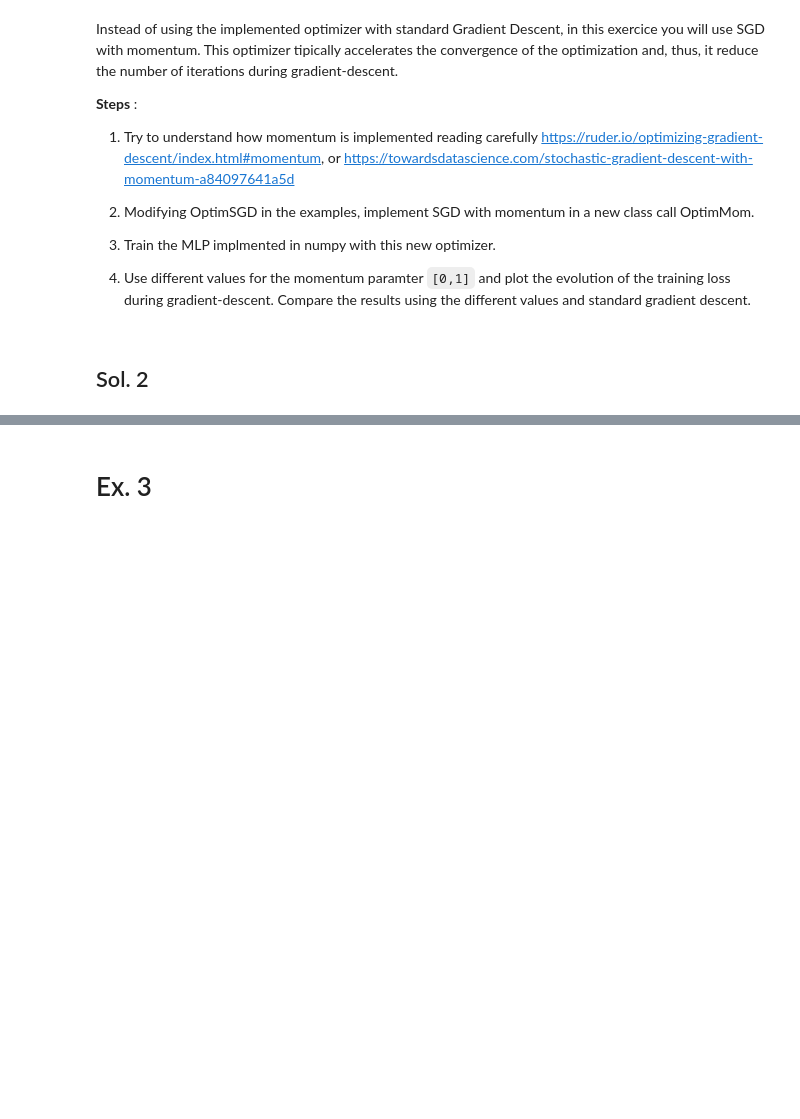
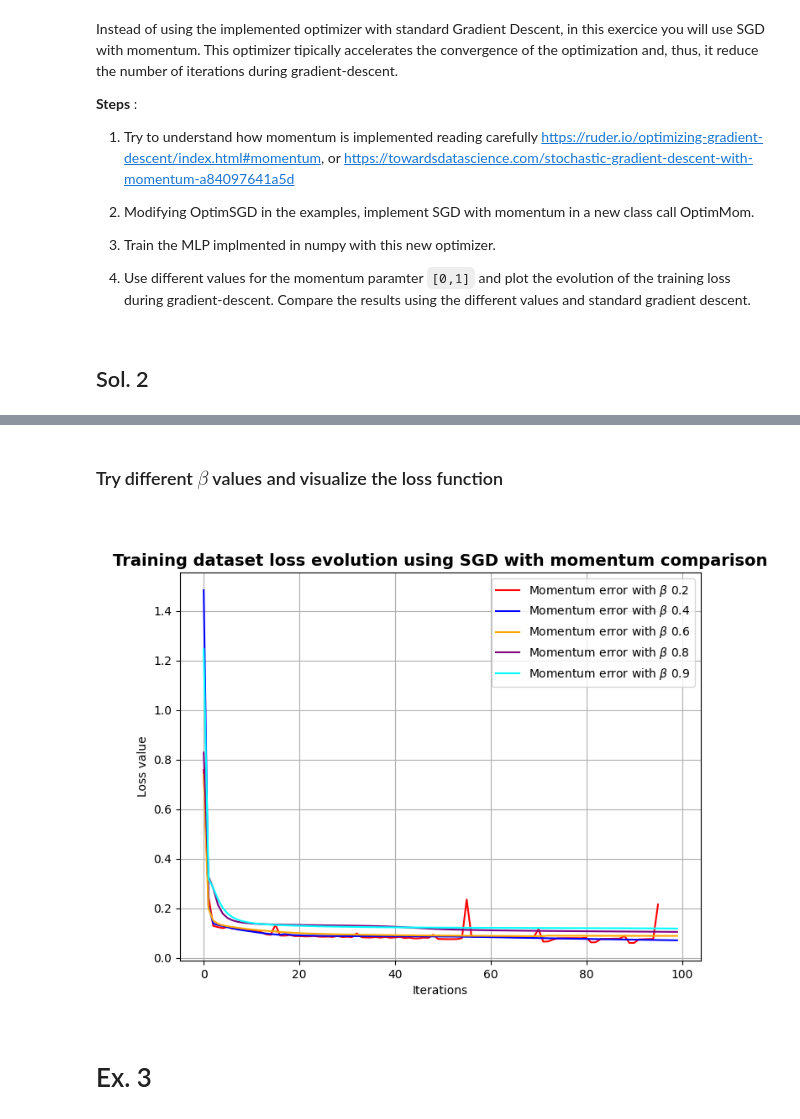
Before and after one commit to Alejandro-FA/UPF-Deep_Learning, a Jupyter notebook: P1/P1-Questions.ipynb, the cells around one changed output, grey strips where cells are left out. Cells and saved outputs as stored; diff of their text form; code cells hidden in the pictures; blank space fills up the shorter version.

```diff
--- a/P1/P1-Questions.ipynb
+++ b/P1/P1-Questions.ipynb
@@ -230,3 +331,38 @@ This optimizer tipically accelerates the convergence of the optimization and, th
+# %% [markdown]
+### Try different $\beta$ values and visualize the loss function
+# %%
+# %matplotlib widget
+
+## We can do it this way since we are using a fixed random seed
+
+fig7 = plt.figure(figsize=(8, 6))
+betas = [0.2, 0.4, 0.6, 0.8, 0.9]
+colors = ["red", "blue", "orange", "purple", "cyan"]
+assert len(betas) == len(colors)
+losses = {}
+#Train network with the data:
+np.random.seed(seed_value)
+for b in betas:
+    NN_momentum = MLP(hiddenNode=20)
+    temp_loss = train_woptimizer(NN_momentum, X_train_norm, C_train, epoch=10000, optim=OptimMom(learning_rate=0.1, beta=b))
+    losses[b] = temp_loss
+
+i = 0
+for beta in losses:
+    col = (np.random.random(), np.random.random(), np.random.random())
+    plt.plot(losses[beta], color=colors[i], label=f"Momentum error with $\\beta$ {beta}")
+    i += 1
+
+
+
+plt.title("Training dataset loss evolution using SGD with momentum comparison", fontsize=14, fontweight="bold")
+plt.xlabel("Iterations")
+plt.ylabel("Loss value")
+plt.grid()
+plt.legend()
+plt.show()
+# %% [output]
+[figure, added]
 # %% [markdown]
 # Ex. 3
 # %% [markdown]
```
Also changed, not shown: parts of 17 cells of this notebook.
